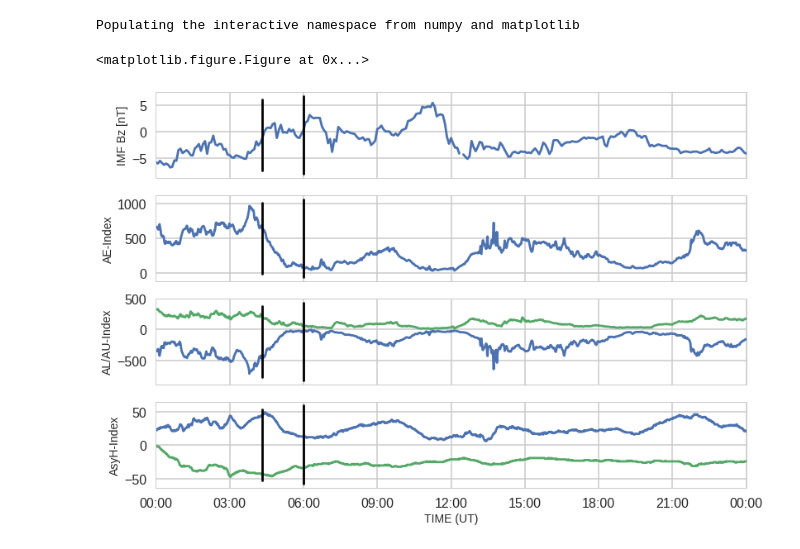
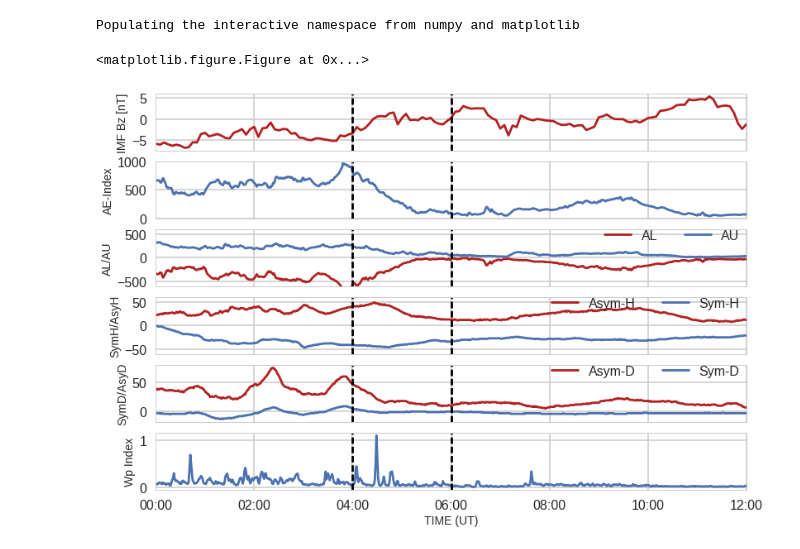
Before and after one commit to bharatreddy/scwsaps, a Jupyter notebook: ipy/gmag.ipynb, the cells around one changed output. Drawn from its saved outputs; the diff is of its cells as text; code cells hidden in the pictures.

```diff
--- a/ipy/gmag.ipynb
+++ b/ipy/gmag.ipynb
@@ -14,10 +14,20 @@ from matplotlib.ticker import FuncFormatter, MaxNLocator
 # %% [output]
 Populating the interactive namespace from numpy and matplotlib
 # %%
-startDate = datetime.datetime(2011,6,8,0,0)#datetime.datetime(2011,4,12,0,0)#
-endDate = datetime.datetime(2011,6,9,0,0)#datetime.datetime(2011,4,12,23,59)#
+startDate = datetime.datetime(2011,6,8,0,0)#datetime.datetime(2011,5,16,6,0)#
+endDate = datetime.datetime(2011,6,8,12,0)#datetime.datetime(2011,5,16,12,0)#
 
-selDtList = [ datetime.datetime(2011,6,8,4,20), datetime.datetime(2011,6,8,6,0) ]
+selDtList = [ datetime.datetime(2011,6,8,4,0), datetime.datetime(2011,6,8,6,0) ]#[ datetime.datetime(2011,5,16,8,0), datetime.datetime(2011,5,16,9,0) ]
+# %%
+def convert_to_datetime(row):
+    return datetime.datetime( \
+        startDate.year, startDate.month,\
+        startDate.day, int(row["HH"]), int(row["MM"]) )
+# %%
+# Read wp index data
+wpFName = "../data/wp_" + startDate.strftime("%Y%m%d") + ".txt"
+wpDF = pandas.read_csv(wpFName, delim_whitespace=True)
+wpDF["date"] = wpDF.apply( convert_to_datetime, axis=1 )
 # %%
 # read data from different sources
 # OMNI data
@@ -47,41 +57,58 @@ symDF = pandas.DataFrame( {'date' : [ symasy[x].time for x in range(len(symasy))
 # Setup Fig
 sns.set_style("whitegrid")
 sns.set_context("poster")
 f = plt.figure(figsize=(12, 8))
-f, axArr = plt.subplots(4, sharex=True)
-axArr[0].plot(omnDF["date"].values, omnDF["Bz"].values)
+f, axArr = plt.subplots(6, sharex=True)
+axArr[0].plot(omnDF["date"].values, omnDF["Bz"].values, color='firebrick')
 axArr[1].plot(aeDF["date"].values, aeDF["ae"].values)
-axArr[2].plot(aeDF["date"].values, aeDF["al"].values)
-axArr[2].plot(aeDF["date"].values, aeDF["au"].values)
-axArr[3].plot(symDF["date"].values, symDF["asyh"].values)
-axArr[3].plot(symDF["date"].values, symDF["symh"].values)
+axArr[2].plot(aeDF["date"].values, aeDF["al"].values, color='firebrick', label="AL")
+axArr[2].plot(aeDF["date"].values, aeDF["au"].values, label="AU")
+axArr[3].plot(symDF["date"].values, symDF["asyh"].values, color='firebrick', label="Asym-H")
+axArr[3].plot(symDF["date"].values, symDF["symh"].values, label="Sym-H")
+axArr[4].plot(symDF["date"].values, symDF["asyd"].values, color='firebrick', label="Asym-D")
+axArr[4].plot(symDF["date"].values, symDF["symd"].values, label="Sym-D")
+axArr[5].plot(wpDF["date"].values, wpDF["Wp"].values, label="Sym-D")
 
 # ax labels
 axArr[0].set_ylabel("IMF Bz [nT]", fontsize=14)
 axArr[1].set_ylabel("AE-Index", fontsize=14)
-axArr[2].set_ylabel("AL/AU-Index", fontsize=14)
-axArr[3].set_ylabel("AsyH-Index", fontsize=14)
+axArr[2].set_ylabel("AL/AU", fontsize=14)
+axArr[3].set_ylabel("SymH/AsyH", fontsize=14)
+axArr[4].set_ylabel("SymD/AsyD", fontsize=14)
+axArr[5].set_ylabel("Wp Index", fontsize=14)
 # x-label
-axArr[3].set_xlabel("TIME (UT)", fontsize=14)
+axArr[5].set_xlabel("TIME (UT)", fontsize=14)
 
 # format the axes
 axArr[0].set_xlim( [startDate, endDate] )
 axArr[1].set_xlim( [startDate, endDate] )
 axArr[2].set_xlim( [startDate, endDate] )
 axArr[3].set_xlim( [startDate, endDate] )
 
 axArr[0].get_xaxis().set_major_formatter(DateFormatter('%H:%M'))
 axArr[1].get_xaxis().set_major_formatter(DateFormatter('%H:%M'))
 axArr[2].get_xaxis().set_major_formatter(DateFormatter('%H:%M'))
 axArr[3].get_xaxis().set_major_formatter(DateFormatter('%H:%M'))
+axArr[4].get_xaxis().set_major_formatter(DateFormatter('%H:%M'))
+axArr[5].get_xaxis().set_major_formatter(DateFormatter('%H:%M'))
 
+# set y limits
+axArr[1].set_ylim( [0, 1000] )
+axArr[2].set_ylim( [-600, 600] )
+axArr[3].set_ylim( [-60, 60] )
+
+# plot legend
+axArr[2].legend( bbox_to_anchor=(0., 1.02, 1., .102), loc=1, ncol=2, borderaxespad=0.1 )
+axArr[3].legend( bbox_to_anchor=(0., 1.02, 1., .102), loc=1, ncol=2, borderaxespad=0.1 )
+axArr[4].legend( bbox_to_anchor=(0., 1.02, 1., .102), loc=1, ncol=2, borderaxespad=0.1 )
 
 # plot vertical lines
 for sd in selDtList:
     for axx in axArr:
-        axx.plot( [sd, sd], list(axx.get_ylim()), c='k' )
+#     axx.plot( [sd, sd], list(axx.get_ylim()), c='k' )
+        axx.axvline( x=sd, c='k', linestyle="--" )
 
 f.savefig( "../plots/gmag-" + startDate.strftime("%Y%m%d") + ".eps",bbox_inches='tight' )
 # %% [output]
 <matplotlib.figure.Figure at 0x...>
-[figure, old version]
+[figure, new version]
```
Also changed, not shown: 15 other files.
